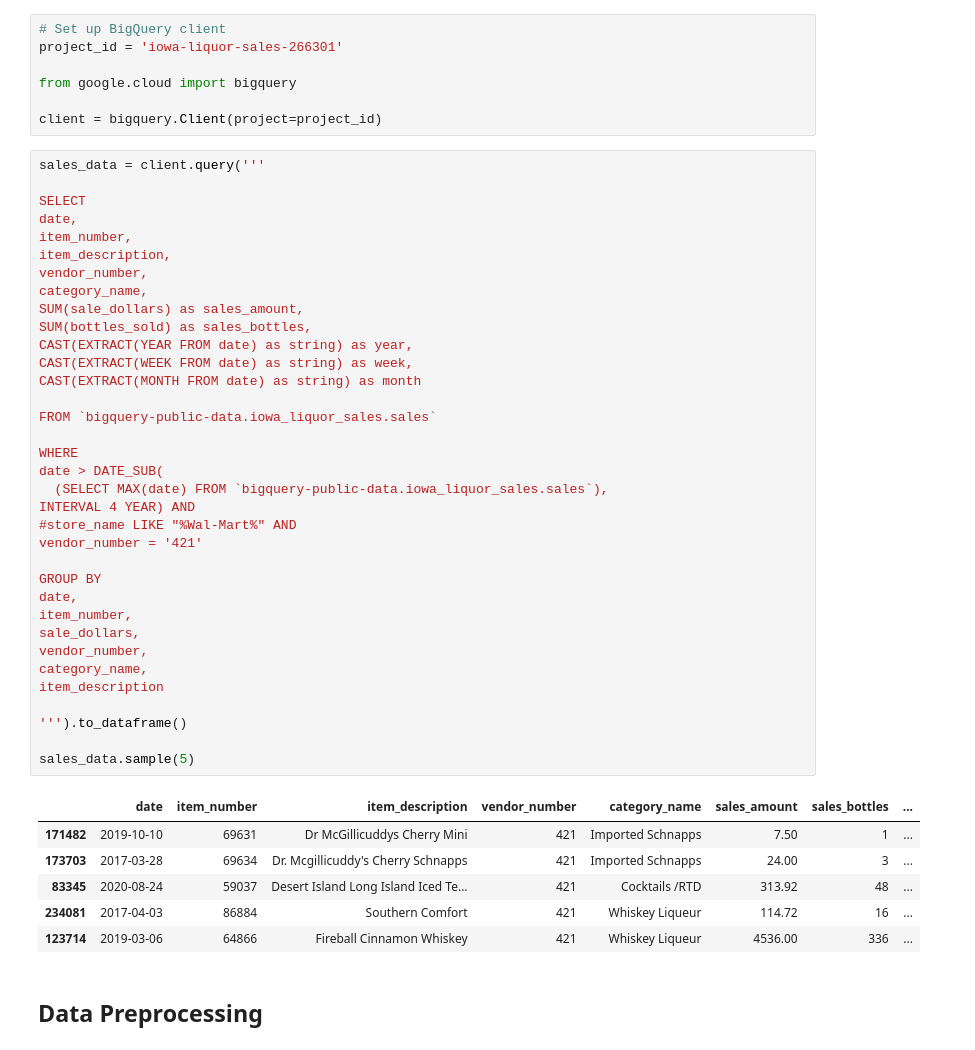
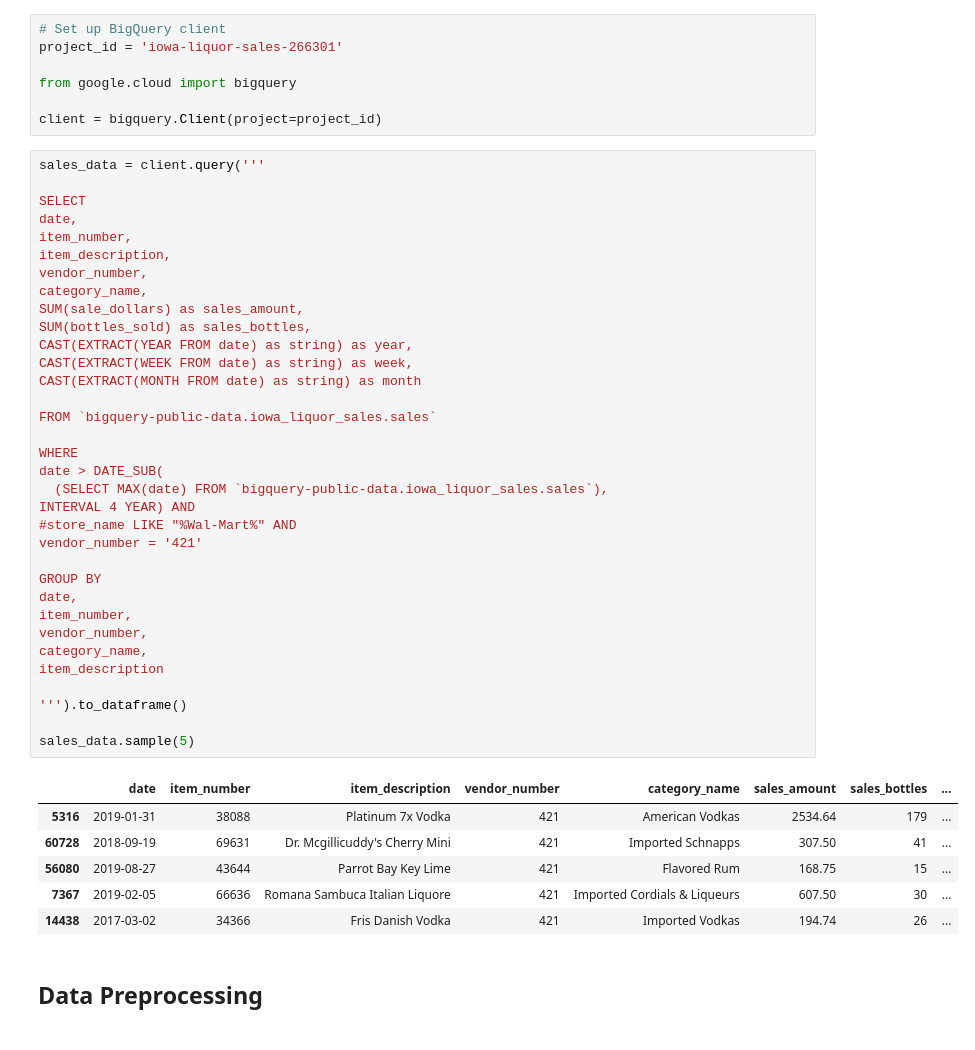
Before and after one commit to vjacobsen/Liquor-Sales-Inventory-Forecast, a Jupyter notebook: Liquor_Sales_Forecast.ipynb, the cells around one changed output. Saved outputs shown, nothing was run; the diff lists cells and outputs as text.

```diff
--- a/Liquor_Sales_Forecast.ipynb
+++ b/Liquor_Sales_Forecast.ipynb
@@ -36,39 +34,38 @@ item_number,
 item_description,
 vendor_number,
 category_name,
 SUM(sale_dollars) as sales_amount,
 SUM(bottles_sold) as sales_bottles,
 CAST(EXTRACT(YEAR FROM date) as string) as year,
 CAST(EXTRACT(WEEK FROM date) as string) as week,
 CAST(EXTRACT(MONTH FROM date) as string) as month
 
 FROM `bigquery-public-data.iowa_liquor_sales.sales`
 
 WHERE
 date > DATE_SUB(
   (SELECT MAX(date) FROM `bigquery-public-data.iowa_liquor_sales.sales`),
 INTERVAL 4 YEAR) AND
 #store_name LIKE "%Wal-Mart%" AND
 vendor_number = '421'
 
 GROUP BY
 date,
 item_number,
-sale_dollars,
 vendor_number,
 category_name,
 item_description
 
 ''').to_dataframe()
 
 sales_data.sample(5)
 # %% [output]
 |  | date | item_number | item_description | vendor_number | category_name | sales_amount | sales_bottles | ... |
-| 171482 | 2019-10-10 | 69631 | Dr McGillicuddys Cherry Mini | 421 | Imported Schnapps | 7.50 | 1 | ... |
-| 173703 | 2017-03-28 | 69634 | Dr. Mcgillicuddy's Cherry Schnapps | 421 | Imported Schnapps | 24.00 | 3 | ... |
-| 83345 | 2020-08-24 | 59037 | Desert Island Long Island Iced Te... | 421 | Cocktails /RTD | 313.92 | 48 | ... |
-| 234081 | 2017-04-03 | 86884 | Southern Comfort | 421 | Whiskey Liqueur | 114.72 | 16 | ... |
-| 123714 | 2019-03-06 | 64866 | Fireball Cinnamon Whiskey | 421 | Whiskey Liqueur | 4536.00 | 336 | ... |
+| 5316 | 2019-01-31 | 38088 | Platinum 7x Vodka | 421 | American Vodkas | 2534.64 | 179 | ... |
+| 60728 | 2018-09-19 | 69631 | Dr. Mcgillicuddy's Cherry Mini | 421 | Imported Schnapps | 307.50 | 41 | ... |
+| 56080 | 2019-08-27 | 43644 | Parrot Bay Key Lime | 421 | Flavored Rum | 168.75 | 15 | ... |
+| 7367 | 2019-02-05 | 66636 | Romana Sambuca Italian Liquore | 421 | Imported Cordials & Liqueurs | 607.50 | 30 | ... |
+| 14438 | 2017-03-02 | 34366 | Fris Danish Vodka | 421 | Imported Vodkas | 194.74 | 26 | ... |
 # %% [markdown]
 ## Data Preprocessing
 # %%
```
Also changed, not shown: parts of 17 cells of this notebook.
